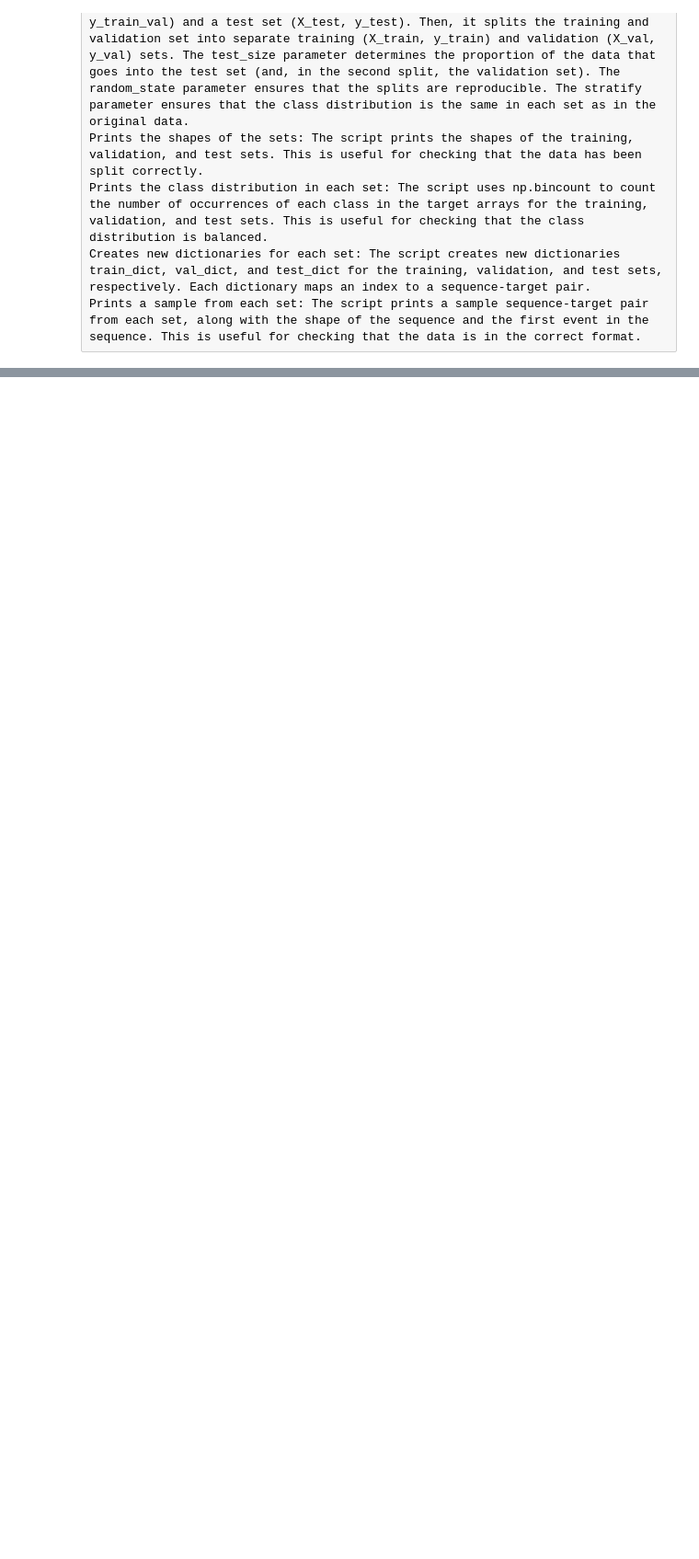
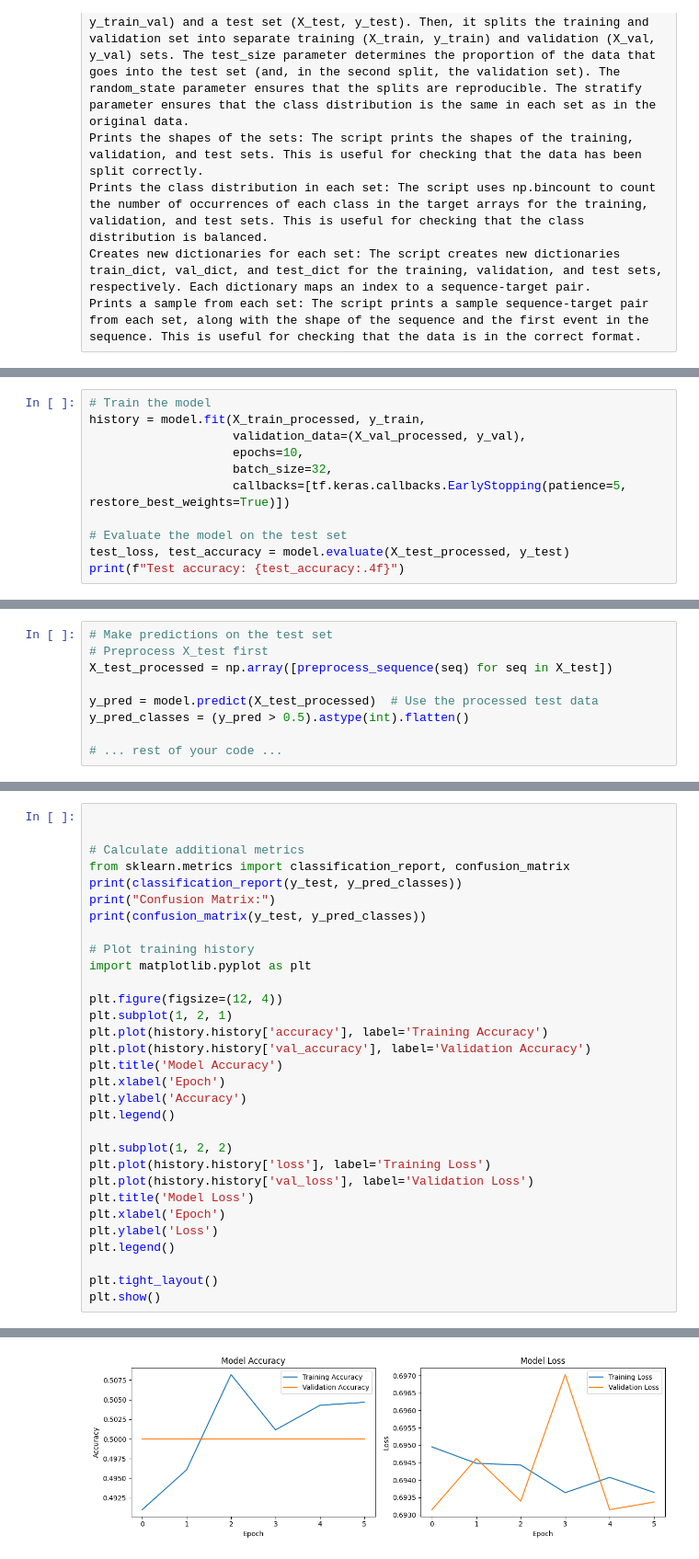
Before and after one commit to mohAhanin/Alzheimer, a Jupyter notebook: 11tir1403.ipynb, the cells around one changed output, grey strips where cells are left out. Shown at 92% size. Cells and saved outputs as stored; diff of their text form; blank space fills up the shorter version.

```diff
--- a/11tir1403.ipynb
+++ b/11tir1403.ipynb
@@ -307,0 +448,11 @@ Prints a sample from each set: The script prints a sample sequence-target pair f
+# %%
+# Train the model
+history = model.fit(X_train_processed, y_train,
+                    validation_data=(X_val_processed, y_val),
+                    epochs=10,
+                    batch_size=32,
+                    callbacks=[tf.keras.callbacks.EarlyStopping(patience=5, restore_best_weights=True)])
+
+# Evaluate the model on the test set
+test_loss, test_accuracy = model.evaluate(X_test_processed, y_test)
+print(f"Test accuracy: {test_accuracy:.4f}")
@@ -307,0 +474,9 @@ Prints a sample from each set: The script prints a sample sequence-target pair f
+# %%
+# Make predictions on the test set
+# Preprocess X_test first
+X_test_processed = np.array([preprocess_sequence(seq) for seq in X_test])
+
+y_pred = model.predict(X_test_processed)  # Use the processed test data
+y_pred_classes = (y_pred > 0.5).astype(int).flatten()
+
+# ... rest of your code ...
@@ -307,0 +485,32 @@ Prints a sample from each set: The script prints a sample sequence-target pair f
+# %%
+
+
+# Calculate additional metrics
+from sklearn.metrics import classification_report, confusion_matrix
+print(classification_report(y_test, y_pred_classes))
+print("Confusion Matrix:")
+print(confusion_matrix(y_test, y_pred_classes))
+
+# Plot training history
+import matplotlib.pyplot as plt
+
+plt.figure(figsize=(12, 4))
+plt.subplot(1, 2, 1)
+plt.plot(history.history['accuracy'], label='Training Accuracy')
+plt.plot(history.history['val_accuracy'], label='Validation Accuracy')
+plt.title('Model Accuracy')
+plt.xlabel('Epoch')
+plt.ylabel('Accuracy')
+plt.legend()
+
+plt.subplot(1, 2, 2)
+plt.plot(history.history['loss'], label='Training Loss')
+plt.plot(history.history['val_loss'], label='Validation Loss')
+plt.title('Model Loss')
+plt.xlabel('Epoch')
+plt.ylabel('Loss')
+plt.legend()
+
+plt.tight_layout()
+plt.show()
+# %% [output]
@@ -307,0 +529 @@ Prints a sample from each set: The script prints a sample sequence-target pair f
+[figure, added]
```
Also changed, not shown: parts of 13 cells of this notebook.
